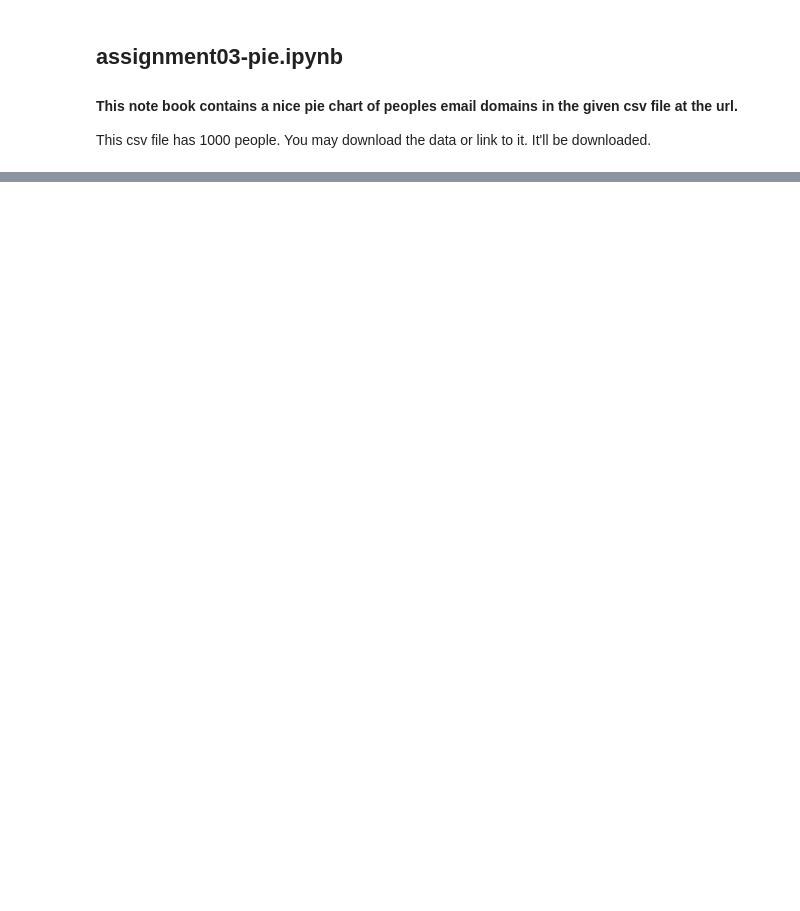
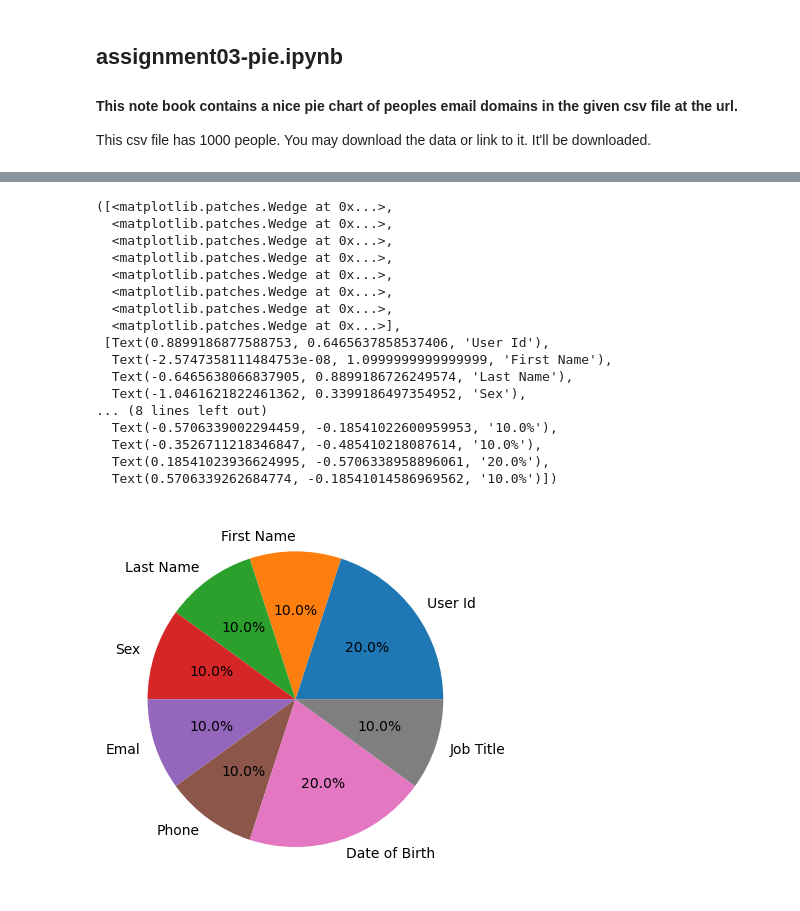
Before and after one commit to h2ohugol/PFDA-assignments, a Jupyter notebook: assignment03-pie.ipynb, the cells around one changed output, grey strips where cells are left out. Drawn from its saved outputs; the diff is of its cells as text; code cells hidden in the pictures; blank space fills up the shorter version.

```diff
--- a/assignment03-pie.ipynb
+++ b/assignment03-pie.ipynb
@@ -45,0 +127,24 @@ df
+# %%
+# Auto-label slices
+
+fig, ax = plt.subplots()
+ax.pie(sizes, labels=labels, autopct='%1.1f%%')
+# %% [output]
+([<matplotlib.patches.Wedge at 0x...>,
+  <matplotlib.patches.Wedge at 0x...>,
+  <matplotlib.patches.Wedge at 0x...>,
+  <matplotlib.patches.Wedge at 0x...>,
+  <matplotlib.patches.Wedge at 0x...>,
+  <matplotlib.patches.Wedge at 0x...>,
+  <matplotlib.patches.Wedge at 0x...>,
+  <matplotlib.patches.Wedge at 0x...>],
+ [Text(0.8899186877588753, 0.6465637858537406, 'User Id'),
+  Text(-2.5747358111484753e-08, 1.0999999999999999, 'First Name'),
+  Text(-0.6465638066837905, 0.8899186726249574, 'Last Name'),
+  Text(-1.0461621822461362, 0.3399186497354952, 'Sex'),
+... (8 lines left out)
+  Text(-0.5706339002294459, -0.18541022600959953, '10.0%'),
+  Text(-0.3526711218346847, -0.485410218087614, '10.0%'),
+  Text(0.18541023936624995, -0.5706338958896061, '20.0%'),
+  Text(0.5706339262684774, -0.18541014586969562, '10.0%')])
+[figure, added]
```
Also changed, not shown: parts of 5 cells of this notebook.
